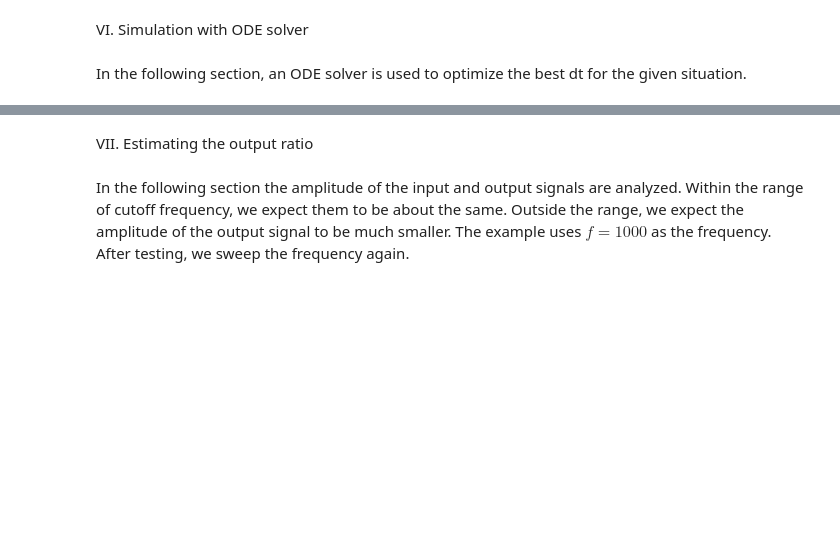
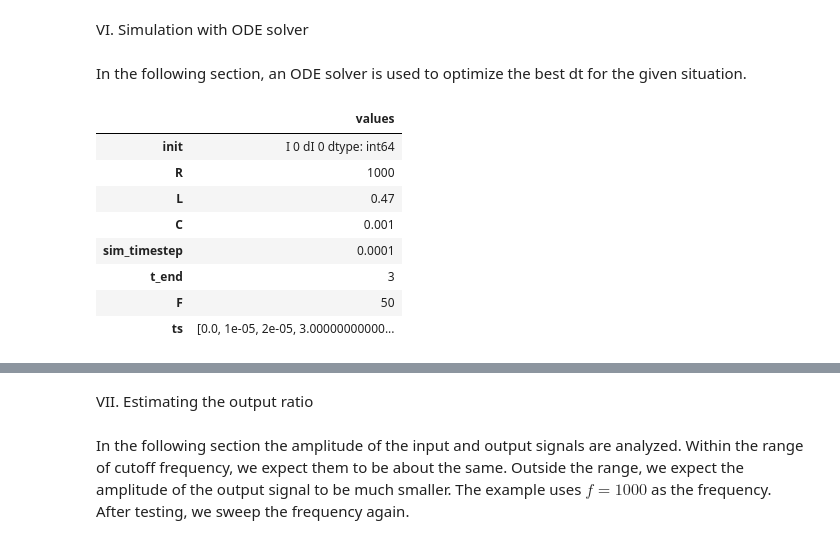
Before and after one commit to solomondg/ModSim_Proj2, a Jupyter notebook: notebook.ipynb, the cells around one changed output, grey strips where cells are left out. Saved outputs shown, nothing was run; the diff lists cells and outputs as text; code cells hidden in the pictures; blank space fills up the shorter version.

```diff
--- a/notebook.ipynb
+++ b/notebook.ipynb
@@ -198,12 +198,45 @@ In the following section, an ODE solver is used to optimize the best dt for the
 # %%
 def slope_func(state, t, system):
     V, dV = state
     unpack(system)
 
     #print(Vmag*sin(freq*t))
     d2V = L/R * C * Vmag * sin(freq*t) - 1/R * L * C * V - 1/L * dV
     #d2V = ((L/R*C) * (Vmag*sin((freq)*t)) - ((1/R*L*C)*V) - ((1/L)*dV))
     #print(L/R * C * Vmag * sin(freq*t) - 1/R * L * C * _V - 1/L * dV)
     # LI'' + RI' + 1/C I = V'
 
     return dV, d2V
+
+del slope_func
+
+def slope_func(state, t, system):
+    I, dI = state
+    R = system.R
+    L = system.L
+    C = system.C
+    dV = np.cos(t*system.F)
+    n_d2I = dV/L + -(R/L * dI) + -(1/(C*L) * I)
+    n_dI = dV/R  + -(1/(R*C) * I) + -(L/R * n_d2I)
+    return [n_dI, n_d2I]
+
+system = System(
+    init=State(I=0, dI=0),
+    R=1000,
+    L=0.47,
+    C=0.001,
+    sim_timestep=0.0001,
+    t_end=3,
+    F=50,
+    ts=[i*0.00001 for i in range(int(round(0.5/0.00001)))]
+)
+# %% [output]
+|  | values |
+| init | I 0 dI 0 dtype: int64 |
+| R | 1000 |
+| L | 0.47 |
+| C | 0.001 |
+| sim_timestep | 0.0001 |
+| t_end | 3 |
+| F | 50 |
+| ts | [0.0, 1e-05, 2e-05, 3.00000000000... |
```
Also changed, not shown: parts of 7 cells of this notebook, 1 other file.
